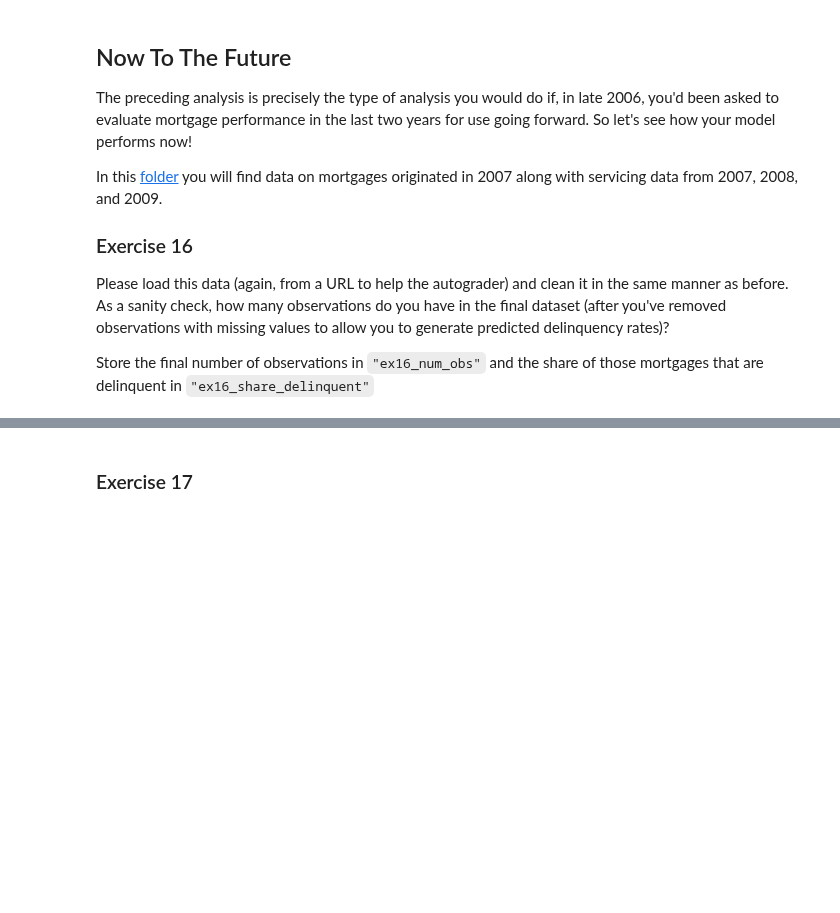
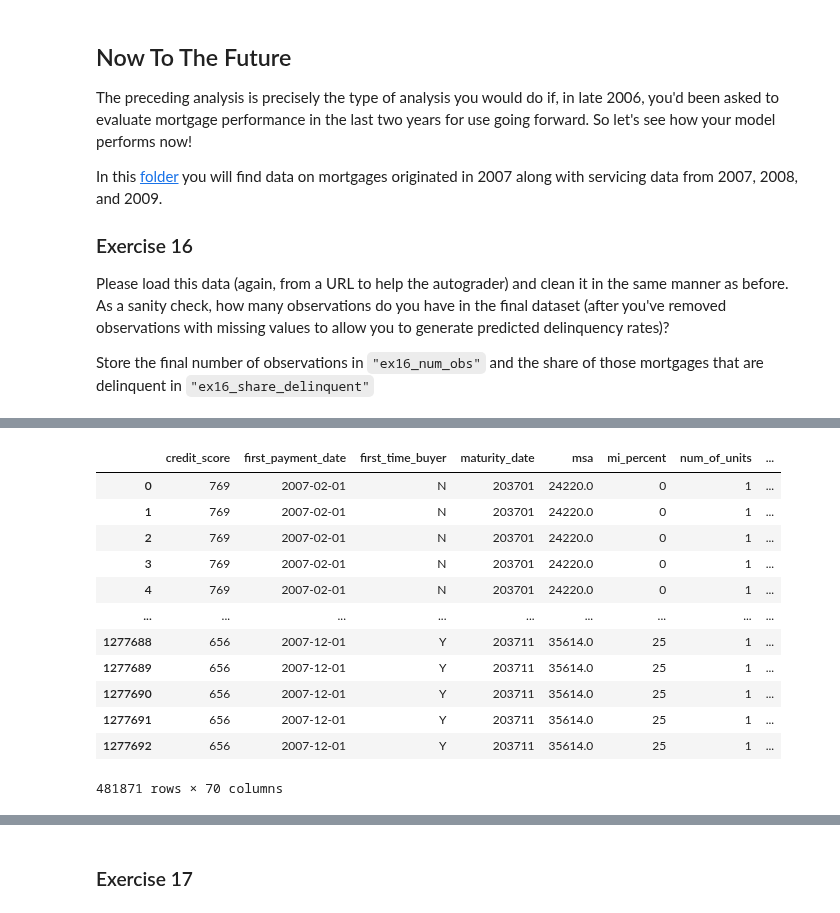
Before and after one commit to nogibjj/ZT-UDS, a Jupyter notebook: exercise_passive_prediction.ipynb, the cells around one changed output, grey strips where cells are left out. Drawn from its saved outputs; the diff is of its cells as text; code cells hidden in the pictures; blank space fills up the shorter version.

```diff
--- a/exercise_passive_prediction.ipynb
+++ b/exercise_passive_prediction.ipynb
@@ -770,0 +926,20 @@ Store the final number of observations in `"ex16_num_obs"` and the share of thos
+# %%
+# STEP 5. here we create delinquency columns as 0s and 1s
+month24_payment2007['delinquency'] = month24_payment2007['current_delinq_status'].apply(lambda x:0 if x in ["0", 0] else 1)
+month24_payment2007['delinq_index'] = month24_payment2007.groupby('loan_seq_num')['delinquency'].transform("max")
+
+month24_payment2007
+# %% [output]
+|  | credit_score | first_payment_date | first_time_buyer | maturity_date | msa | mi_percent | num_of_units | ... |
+| 0 | 769 | 2007-02-01 | N | 203701 | 24220.0 | 0 | 1 | ... |
+| 1 | 769 | 2007-02-01 | N | 203701 | 24220.0 | 0 | 1 | ... |
+| 2 | 769 | 2007-02-01 | N | 203701 | 24220.0 | 0 | 1 | ... |
+| 3 | 769 | 2007-02-01 | N | 203701 | 24220.0 | 0 | 1 | ... |
+| 4 | 769 | 2007-02-01 | N | 203701 | 24220.0 | 0 | 1 | ... |
+| ... | ... | ... | ... | ... | ... | ... | ... | ... |
+| 1277688 | 656 | 2007-12-01 | Y | 203711 | 35614.0 | 25 | 1 | ... |
+| 1277689 | 656 | 2007-12-01 | Y | 203711 | 35614.0 | 25 | 1 | ... |
+| 1277690 | 656 | 2007-12-01 | Y | 203711 | 35614.0 | 25 | 1 | ... |
+| 1277691 | 656 | 2007-12-01 | Y | 203711 | 35614.0 | 25 | 1 | ... |
+| 1277692 | 656 | 2007-12-01 | Y | 203711 | 35614.0 | 25 | 1 | ... |
+481871 rows × 70 columns
```
Also changed, not shown: parts of 14 cells of this notebook.
